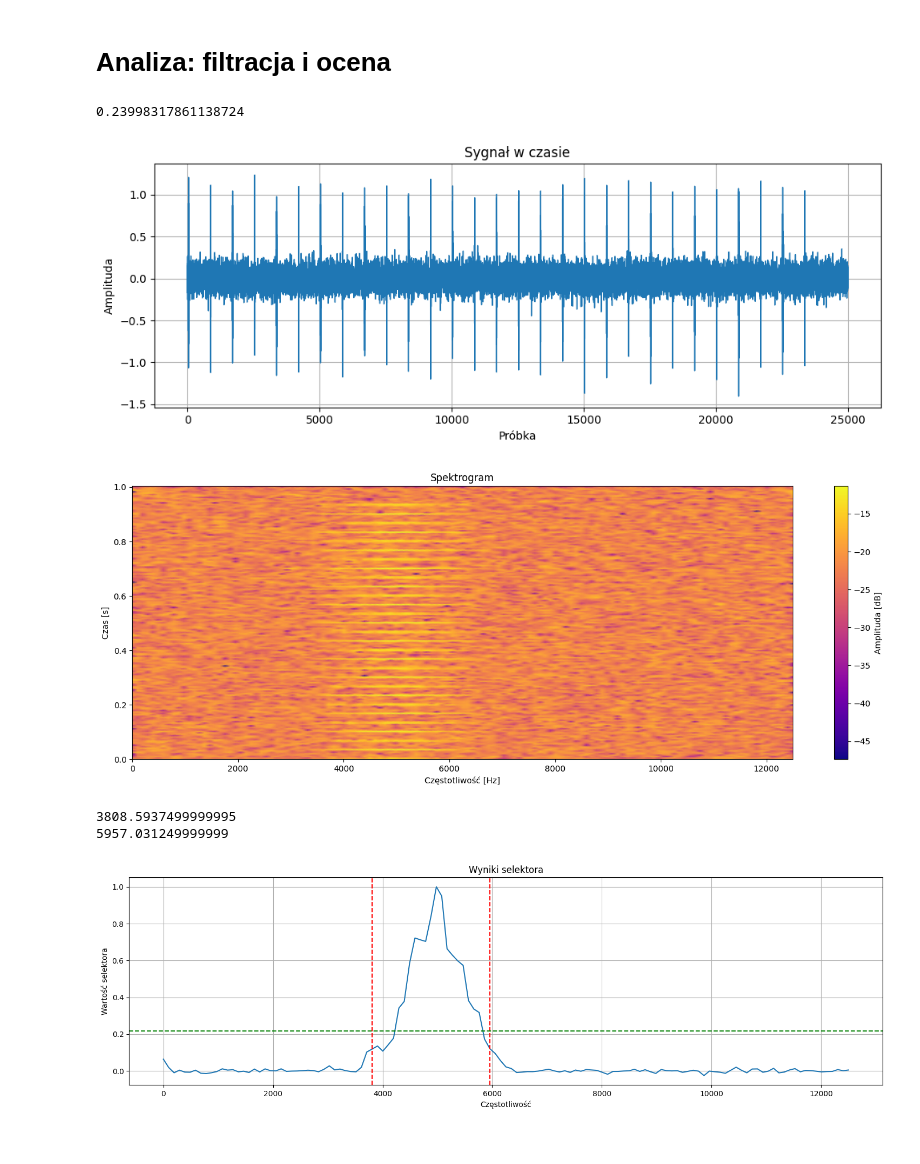
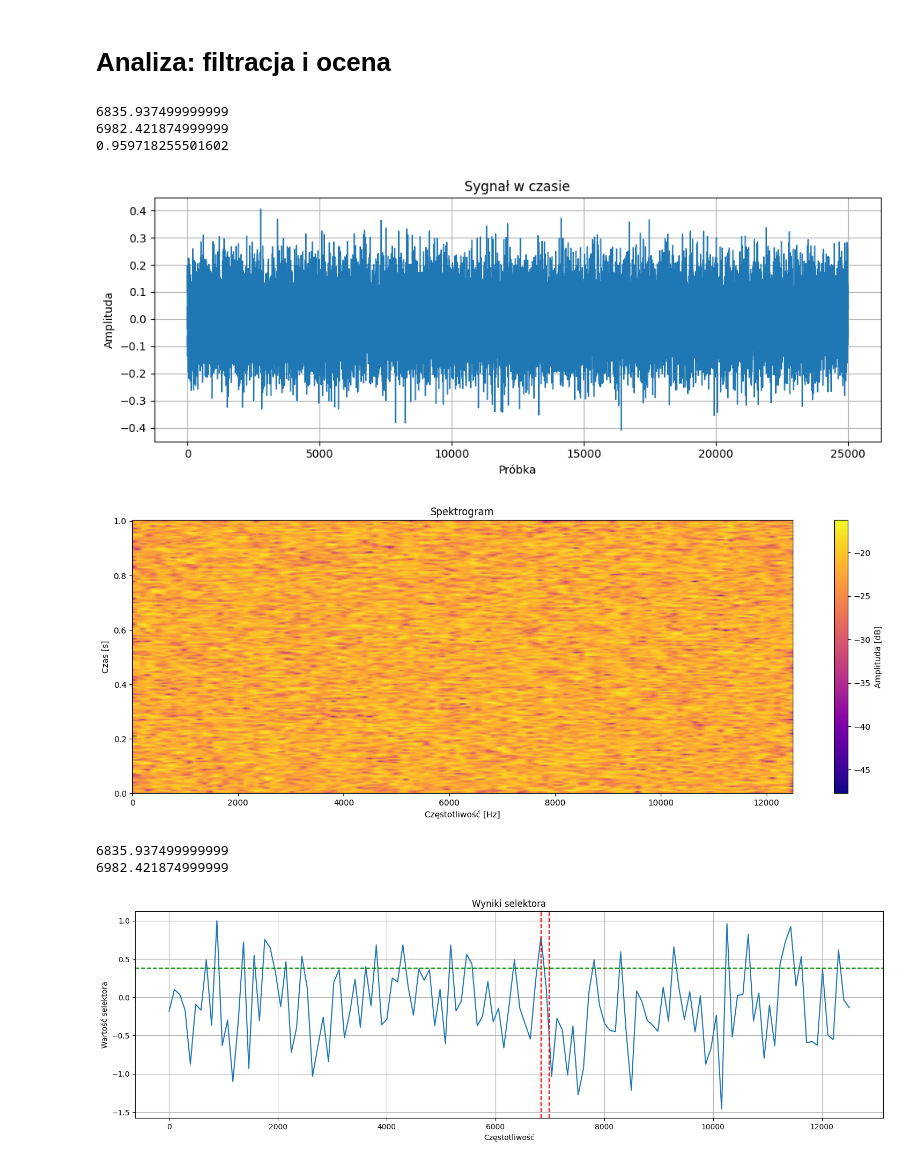
Before and after one commit to MD275996/System-to-identify-anomalies-in-vibration-signals-for-local-damage-detection-in-machines, a Jupyter notebook: main.ipynb, the cells around one changed output. Cells and saved outputs as stored; diff of their text form; code cells hidden in the pictures.

```diff
--- a/main.ipynb
+++ b/main.ipynb
@@ -479,13 +479,15 @@ plot_all_selectors_grid(0.1,30)
 # %% [markdown]
 # Analiza: filtracja i ocena
 # %%
-signal = impuls_simulator.gen_signal(B=2,fmod=30,sigma=0.1)
+signal = impuls_simulator.gen_signal(B=0,fmod=30,sigma=0.1)
 print(calculate_analysis(signal,1,3))
 draw_analysis(signal,1,3)
 # %% [output]
-0.23998317861138724
+6835.937499999999
+6982.421874999999
+0.959718255501602
-[figure, old version]
+[figure, new version]
-[figure, old version]
+[figure, new version]
-3808.5937499999995
-5957.031249999999
+6835.937499999999
+6982.421874999999
-[figure, old version]
+[figure, new version]
```
Also changed, not shown: parts of 1 cell of this notebook.
